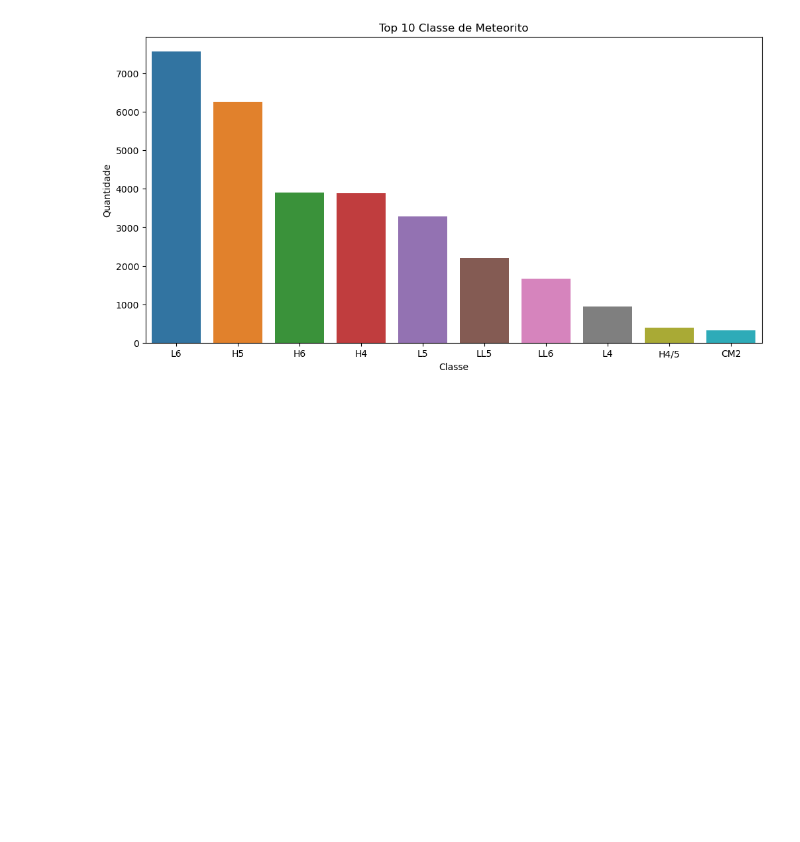
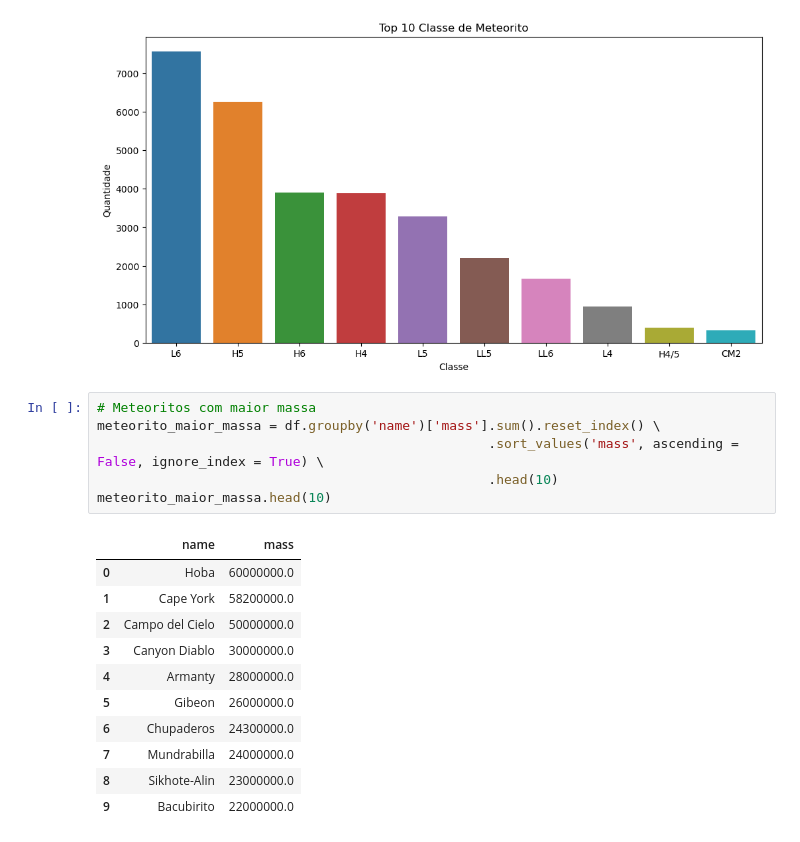
Before and after one commit to Thon20/ANALISE-METEORITOS, a Jupyter notebook: analise-meteoritos.ipynb, the cells around one changed output. Drawn from its saved outputs; the diff is of its cells as text; blank space fills up the shorter version.

```diff
--- a/analise-meteoritos.ipynb
+++ b/analise-meteoritos.ipynb
@@ -255,3 +255,21 @@ plt.ylabel('Quantidade')
 plt.show();
 # %% [output]
 [figure]
+# %%
+# Meteoritos com maior massa
+meteorito_maior_massa = df.groupby('name')['mass'].sum().reset_index() \
+                                                  .sort_values('mass', ascending = False, ignore_index = True) \
+                                                  .head(10)
+meteorito_maior_massa.head(10)
+# %% [output]
+|  | name | mass |
+| 0 | Hoba | 60000000.0 |
+| 1 | Cape York | 58200000.0 |
+| 2 | Campo del Cielo | 50000000.0 |
+| 3 | Canyon Diablo | 30000000.0 |
+| 4 | Armanty | 28000000.0 |
+| 5 | Gibeon | 26000000.0 |
+| 6 | Chupaderos | 24300000.0 |
+| 7 | Mundrabilla | 24000000.0 |
+| 8 | Sikhote-Alin | 23000000.0 |
+| 9 | Bacubirito | 22000000.0 |
```
Also changed, not shown: parts of 1 cell of this notebook.
